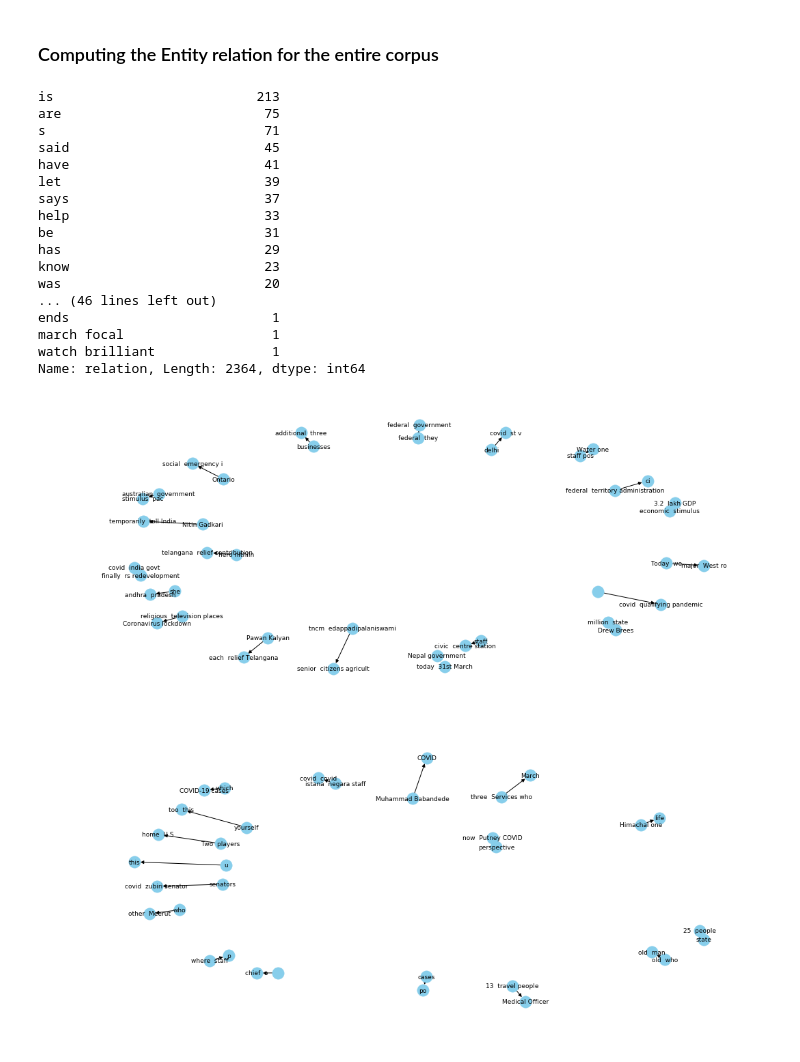
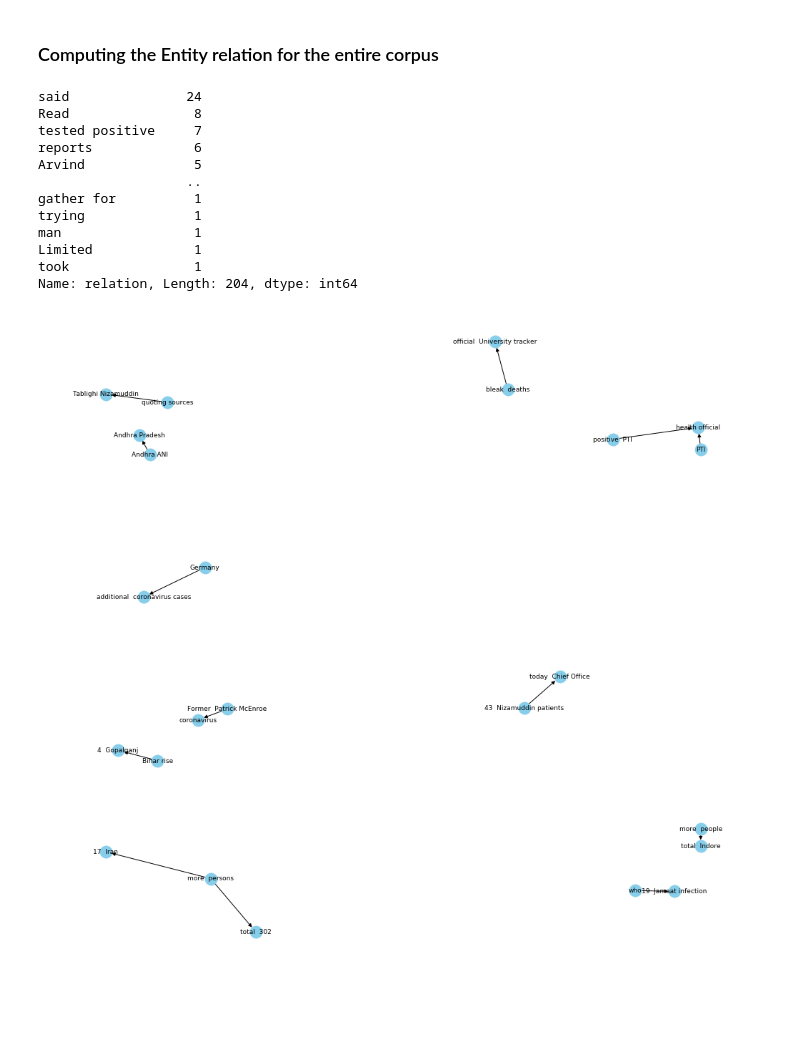
Before and after one commit to subhasisj/python-projects, a Jupyter notebook: Machine_Learning_Projects/COVID-19/Notebooks/Gaining_Insights_from_news_and_tweets.ipynb, the cells around one changed output. Saved outputs shown, nothing was run; the diff lists cells and outputs as text; code cells hidden in the pictures; blank space fills up the shorter version.

```diff
--- a/Machine_Learning_Projects/COVID-19/Notebooks/Gaining_Insights_from_news_and_tweets.ipynb
+++ b/Machine_Learning_Projects/COVID-19/Notebooks/Gaining_Insights_from_news_and_tweets.ipynb
@@ -19,7 +19,7 @@ import warnings
 warnings.filterwarnings('ignore')
 plt.style.use('fivethirtyeight')
 # %%
-tweet_files = glob.glob('../Data/Tweets_scraped_2000_*.csv')
-news_files = glob.glob('../Data/corona_news_scraped_on_2*.csv')
+tweet_files = [] #glob.glob('../Data/Tweets_scraped_2000_*.csv')
+news_files = glob.glob('../Data/corona_news_scraped_on_1*April*.csv')
 # %%
 print('\n'.join('Tweet File {}: {}'.format(*k) for k in enumerate(tweet_files)))
@@ -103,3 +74,6 @@ documents.head()
+# %%
+documents = pd.DataFrame()
+documents['text'] = all_news.text
 # %%
 nlp = spacy.load('en_core_web_sm')
 # %% [markdown]
@@ -593,23 +569,18 @@ entity_relations_for_all_data = [get_relation(text) for text in tqdm_notebook(do
 entities_and_relations_all = combine_entities_and_relations(entity_pairs_for_all_data , entity_relations_for_all_data)
 entities_and_relations_all.relation.value_counts()
 # %% [output]
-is                          213
-are                          75
-s                            71
-said                         45
-have                         41
-let                          39
-says                         37
-help                         33
-be                           31
-has                          29
-know                         23
-was                          20
-... (46 lines left out)
-ends                          1
-march focal                   1
-watch brilliant               1
-Name: relation, Length: 2364, dtype: int64
+said               24
+Read                8
+tested positive     7
+reports             6
+Arvind              5
+                   ..
+gather for          1
+trying              1
+man                 1
+Limited             1
+took                1
+Name: relation, Length: 204, dtype: int64
 # %%
 def compute_and_plot_network(entities_and_relations_df , relation_text ):
     network = nx.from_pandas_edgelist(entities_and_relations_df.loc[entities_and_relations_df.relation == relation_text],
@@ -633,13 +605,13 @@ def compute_and_plot_network(entities_and_relations_df , relation_text ):
 #     labels=nx.draw_networkx_labels(network,pos=pos,font_size=7)
     plt.show()
 # %%
-compute_and_plot_network(entities_and_relations_all,'announced')
+compute_and_plot_network(entities_and_relations_all,'reports')
 # %% [output]
-[figure, old version]
+[figure, new version]
 # %%
 compute_and_plot_network(entities_and_relations_all,'tested positive')
 # %% [output]
-[figure, old version]
+[figure, new version]
 # %%
 compute_and_plot_network(entities_and_relations_all,'reports')
 # %% [output]
```
Also changed, not shown: parts of 32 cells of this notebook, 9 other files.
